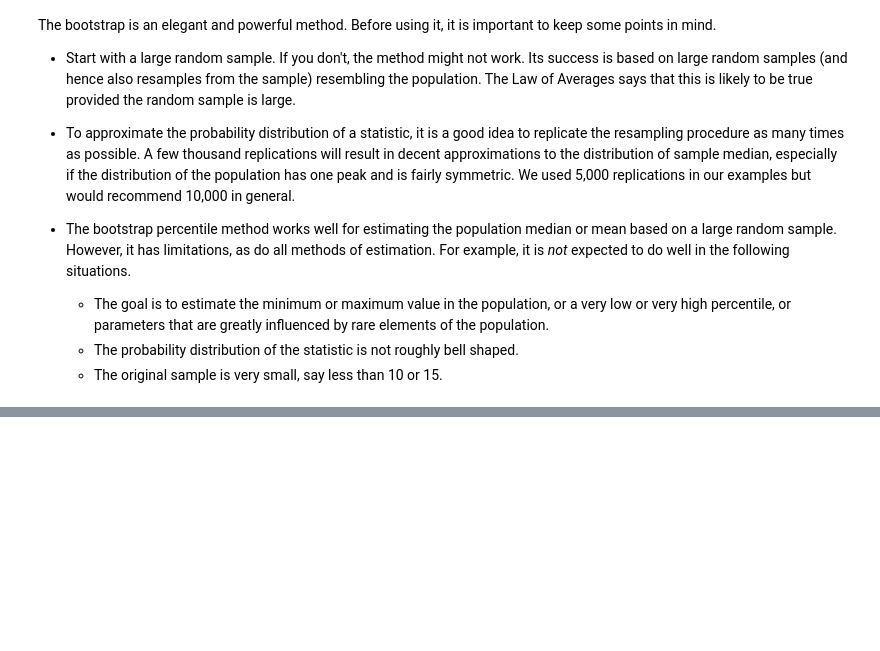
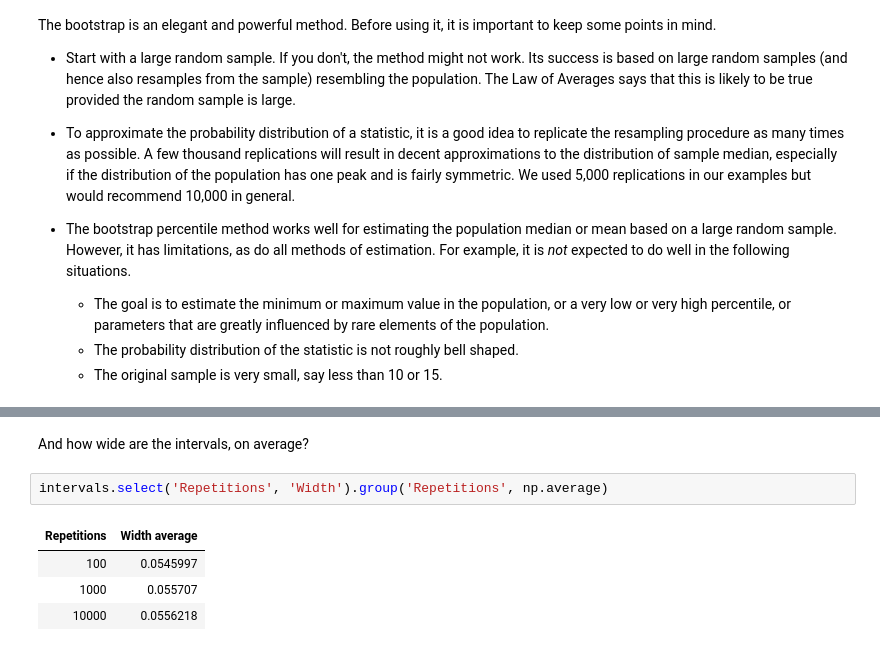
Before and after one commit to data-8/textbook, a Jupyter notebook: chapters/13/3/Confidence_Intervals.ipynb, the cells around one changed output, grey strips where cells are left out. Saved outputs shown, nothing was run; the diff lists cells and outputs as text; blank space fills up the shorter version.

```diff
--- a/chapters/13/3/Confidence_Intervals.ipynb
+++ b/chapters/13/3/Confidence_Intervals.ipynb
@@ -270,0 +315,9 @@ The bootstrap is an elegant and powerful method. Before using it, it is importan
+# %% [markdown]
+And how wide are the intervals, on average?
+# %%
+intervals.select('Repetitions', 'Width').group('Repetitions', np.average)
+# %% [output]
+| Repetitions | Width average |
+| 100 | 0.0545997 |
+| 1000 | 0.055707 |
+| 10000 | 0.0556218 |
```
Also changed, not shown: parts of 5 cells of this notebook.
